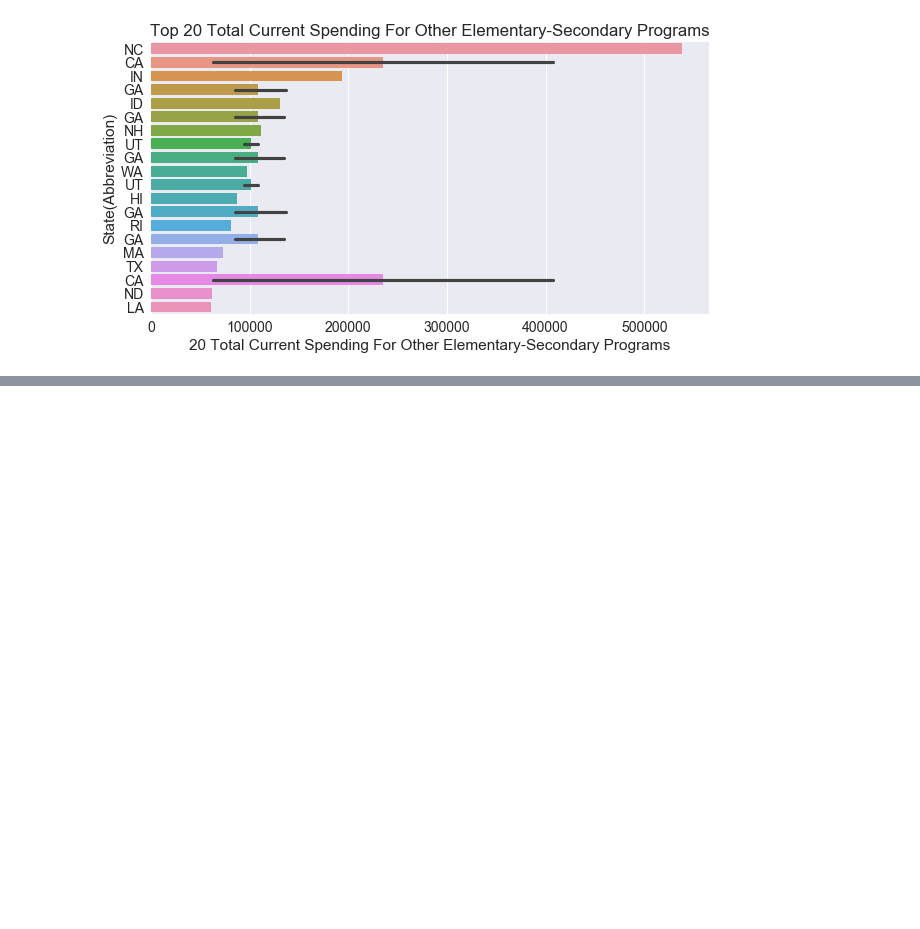
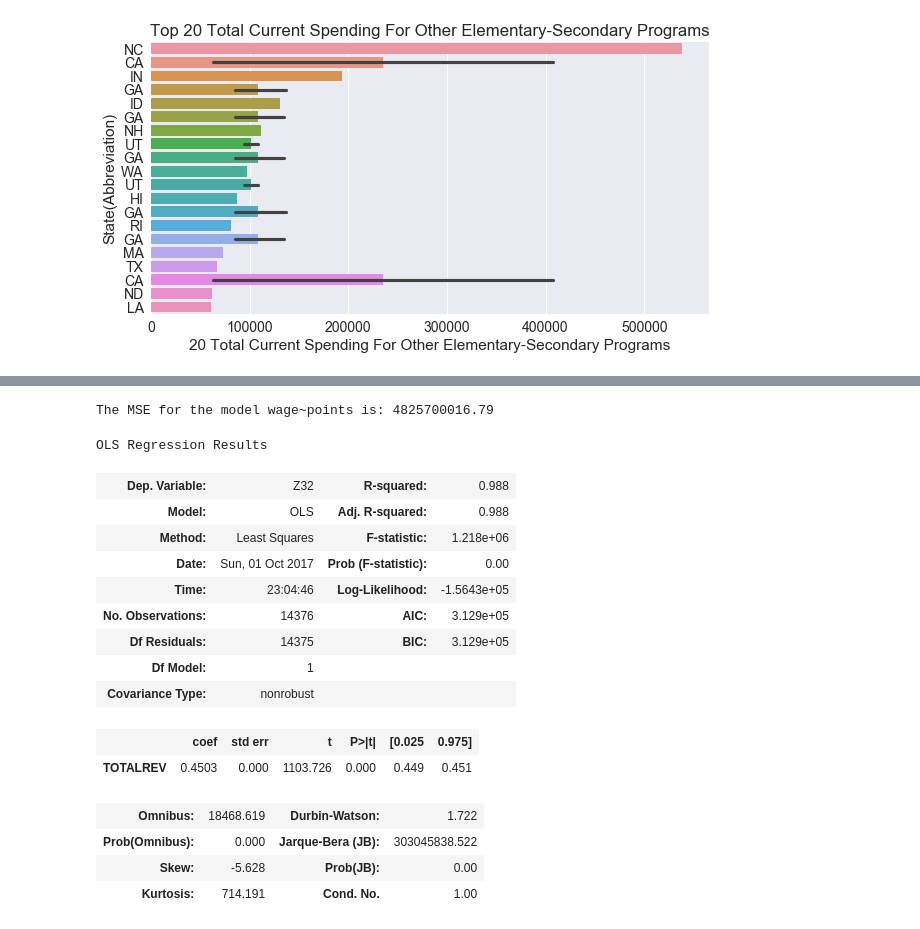
Before and after one commit to jpbesgen/decal_proj1, a Jupyter notebook: code.ipynb, the cells around one changed output, grey strips where cells are left out. Cells and saved outputs as stored; diff of their text form; code cells hidden in the pictures; blank space fills up the shorter version.

```diff
--- a/code.ipynb
+++ b/code.ipynb
@@ -178,0 +230,41 @@ create_STATE_vs_TARGET_horizontal_bar_graph(data,
+# %%
+myOLS = sm.OLS(salaries_train,emp_benefits_train).fit()
+wage_hat = myOLS.predict(emp_benefits_valid)
+mse = 1/len(salaries_valid)*np.dot((salaries_valid - wage_hat),(salaries_valid - wage_hat))
+print("The MSE for the model wage~points is:", mse)
+# %% [output]
+The MSE for the model wage~points is: 4825700016.79
+# %%
+import matplotlib.pyplot as plt
+import numpy as np
+from sklearn import datasets, linear_model
+from sklearn.metrics import mean_squared_error, r2_score
+import statsmodels.api as sm
+
+
+X = data["Z32"]
+y = pd.DataFrame(data.TOTALREV, columns=["TOTALREV"])
+
+# Note the difference in argument order
+model = sm.OLS(y, X).fit()
+predictions = model.predict(X) # make the predictions by the model
+
+# Print out the statistics
+model.summary()
+# %% [output]
+OLS Regression Results
+| Dep. Variable: | Z32 | R-squared: | 0.988 |
+| Model: | OLS | Adj. R-squared: | 0.988 |
+| Method: | Least Squares | F-statistic: | 1.218e+06 |
+| Date: | Sun, 01 Oct 2017 | Prob (F-statistic): | 0.00 |
+| Time: | 23:04:46 | Log-Likelihood: | -1.5643e+05 |
+| No. Observations: | 14376 | AIC: | 3.129e+05 |
+| Df Residuals: | 14375 | BIC: | 3.129e+05 |
+| Df Model: | 1 |  |  |
+| Covariance Type: | nonrobust |  |  |
+|  | coef | std err | t | P>|t| | [0.025 | 0.975] |
+| TOTALREV | 0.4503 | 0.000 | 1103.726 | 0.000 | 0.449 | 0.451 |
+| Omnibus: | 18468.619 | Durbin-Watson: | 1.722 |
+| Prob(Omnibus): | 0.000 | Jarque-Bera (JB): | 303045838.522 |
+| Skew: | -5.628 | Prob(JB): | 0.00 |
+| Kurtosis: | 714.191 | Cond. No. | 1.00 |
```
Also changed, not shown: parts of 6 cells of this notebook.
